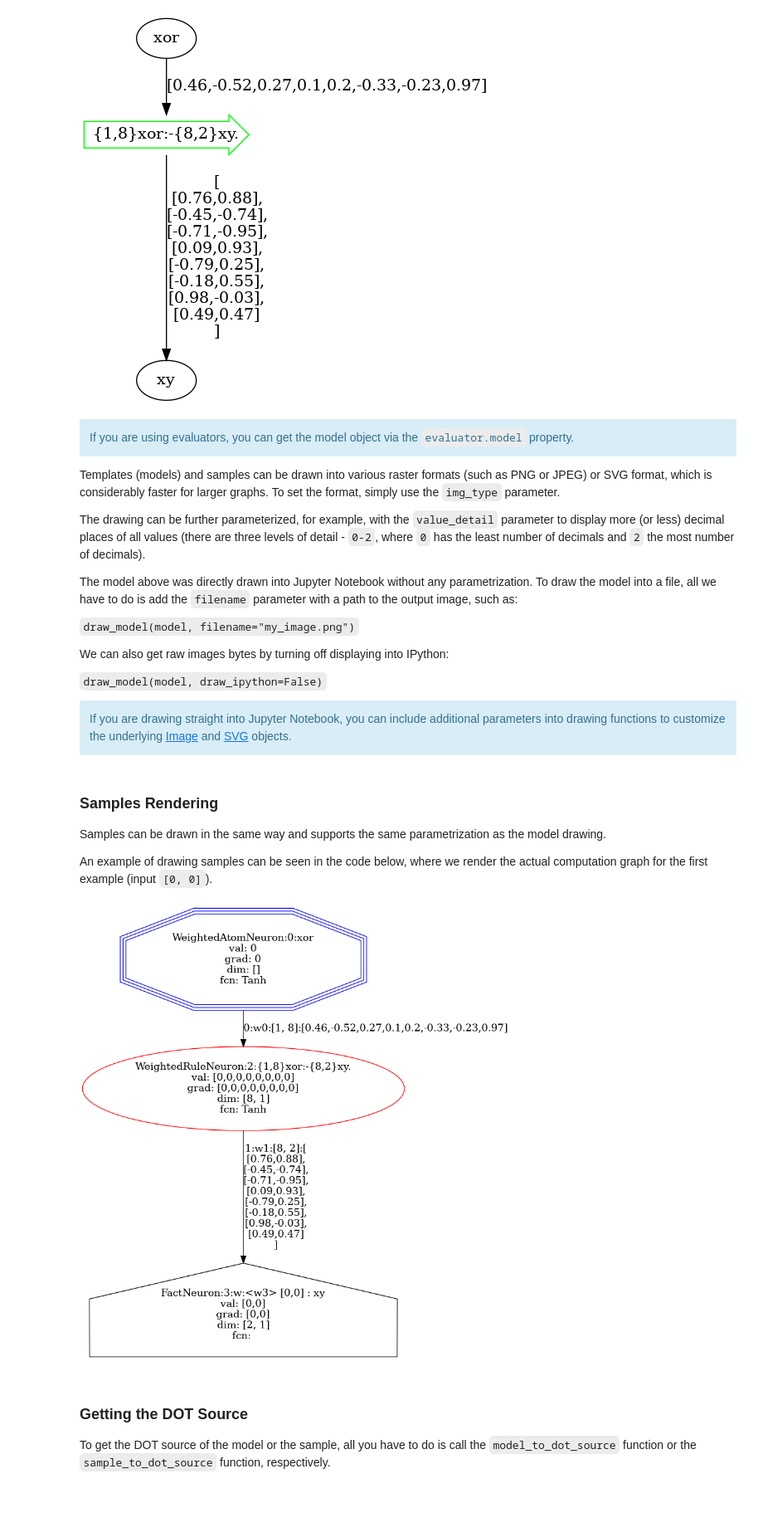
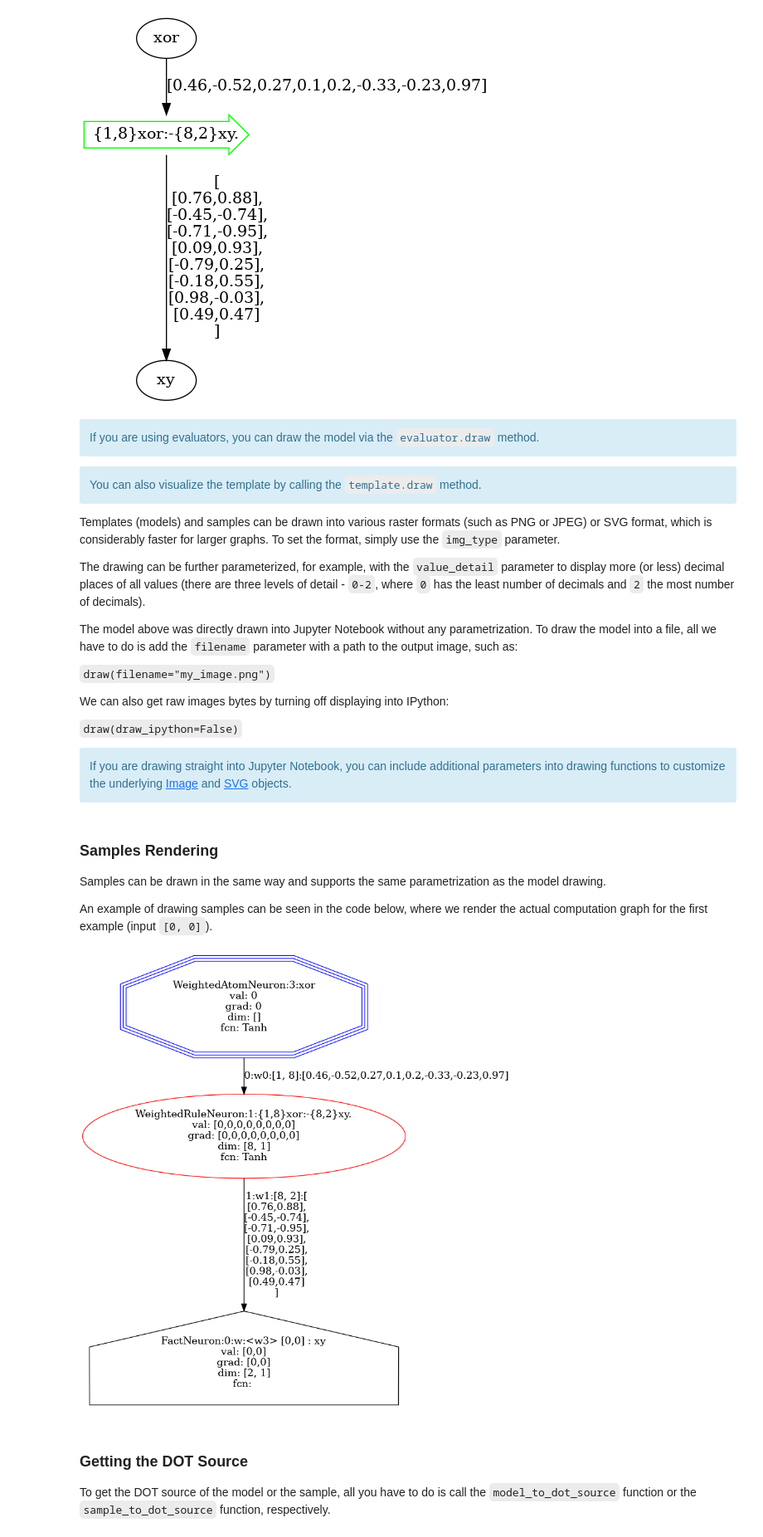
Before and after one commit to LukasZahradnik/PyNeuraLogic, a Jupyter notebook: examples/Visualization.ipynb, the cells around one changed output. Shown at 83% size. Drawn from its saved outputs; the diff is of its cells as text; code cells hidden in the pictures; blank space fills up the shorter version.

Commit message:
Update visualization notebook

````diff
--- a/examples/Visualization.ipynb
+++ b/examples/Visualization.ipynb
@@ -36,8 +35,13 @@ draw_model(model)
 [figure]
 # %% [markdown]
 <div class="alert alert-block alert-info">
-    If you are using evaluators, you can get the model object via the <code>evaluator.model</code> property.
+    If you are using evaluators, you can draw the model via the <code>evaluator.draw</code> method.
 </div>
+
+<div class="alert alert-block alert-info">
+    You can also visualize the template by calling the <code>template.draw</code> method.
+</div>
+
 
 
 Templates (models) and samples can be drawn into various raster formats (such as PNG or JPEG) or SVG format, which is considerably faster for larger graphs. To set the format, simply use the `img_type` parameter.
@@ -46,11 +50,11 @@ The drawing can be further parameterized, for example, with the `value_detail` p
 
 The model above was directly drawn into Jupyter Notebook without any parametrization. To draw the model into a file, all we have to do is add the `filename` parameter with a path to the output image, such as:
 
-```draw_model(model, filename="my_image.png")```
+```draw(filename="my_image.png")```
 
 We can also get raw images bytes by turning off displaying into IPython:
 
-```draw_model(model, draw_ipython=False)```
+```draw(draw_ipython=False)```
 
 
 <div class="alert alert-block alert-info">
@@ -63,13 +67,11 @@ Samples can be drawn in the same way and supports the same parametrization as th
 
 An example of drawing samples can be seen in the code below, where we render the actual computation graph for the first example (input `[0, 0]`).
 # %%
-from neuralogic.utils.visualize import draw_sample
-
 built_dataset = model.build_dataset(dataset)
 
-draw_sample(built_dataset.samples[0])
+built_dataset.samples[0].draw()
 # %% [output]
-[figure, old version]
+[figure, new version]
 # %% [markdown]
 ### Getting the DOT Source
 
````
Also changed, not shown: parts of 3 cells of this notebook, 1 other file.
